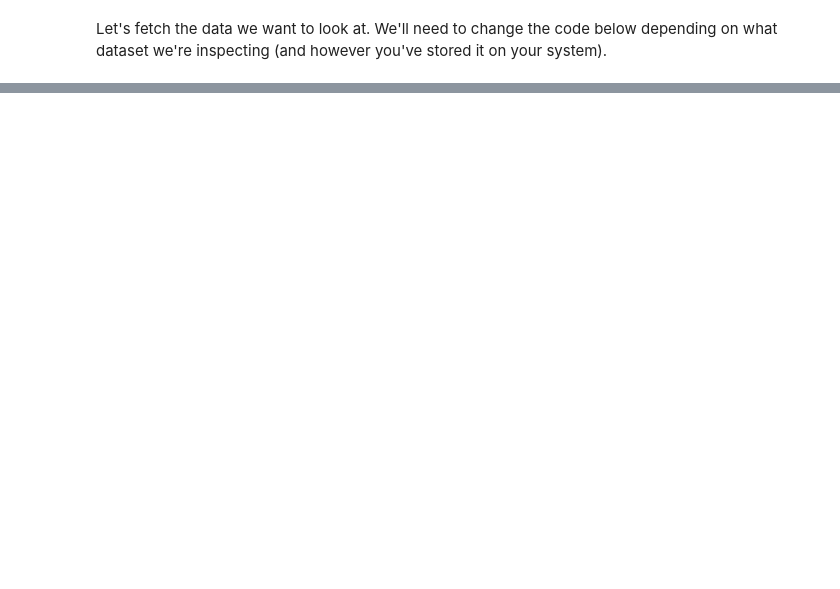
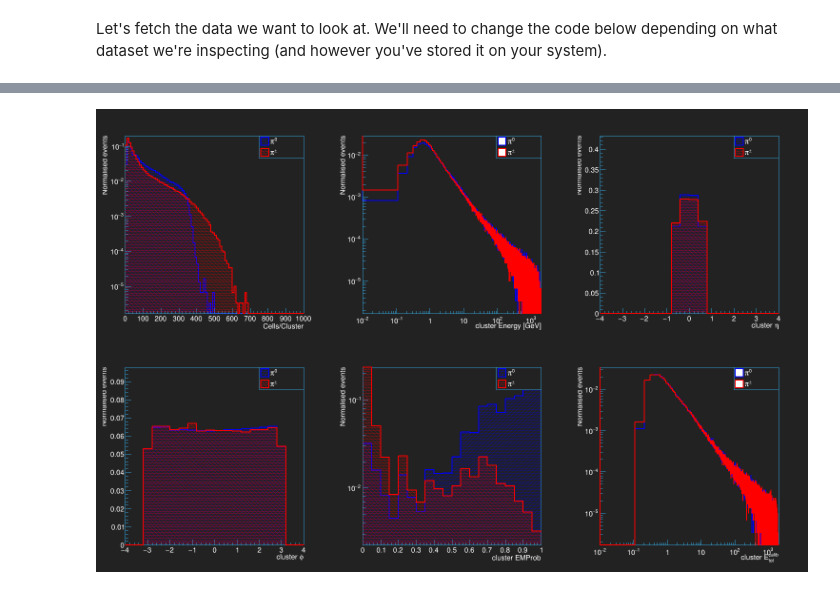
Before and after one commit to atlas-calo-ml/caloml-atlas, a Jupyter notebook: clusters/ClusterStudies_Jan.ipynb, the cells around one changed output, grey strips where cells are left out. Cells and saved outputs as stored; diff of their text form; code cells hidden in the pictures; blank space fills up the shorter version.

```diff
--- a/clusters/ClusterStudies_Jan.ipynb
+++ b/clusters/ClusterStudies_Jan.ipynb
@@ -262,12 +129,0 @@ f.Close()
-# %%
-rt.gStyle.SetOptStat(0)
-c = rt.TCanvas(qu.RN(),qu.RN(),2400,2400)
-c.Divide(3,4)
-i = 0
-for key in keys:
-    for layer in layers:
-        c.cd(i+1)
-        im_hists[key][layer].Draw('COLZ')
-        i += 1
-c.Draw()
-c.SaveAs('avg_ims.png')
@@ -500,0 +130,75 @@ For the neutral pions, we have a mix of gammas, electrons/positrons and neutral
+# %%
+rt.gStyle.SetOptStat(0)
+plotstyle.SetStyle()
+
+#if(drawPlots):
+# For storing histograms and legends, to prevent overwriting. (TODO: Probably better ways to do this in PyROOT)
+histos = []
+legends = []
+
+# Exhaustive list of quantities we want to plot. Note that some will not be available, depending on dataset provenance/age.
+n_bins_small = 20
+n_bins_med = 100
+n_bins_large = int(2e4)
+qtys = [
+    ('cluster_nCells','Cells/Cluster',(n_bins_med,0,1000)),
+    ('clusterE','cluster Energy [GeV]',(n_bins_large,1.0e-2,2.0e3)),
+    ('clusterEta','cluster #eta',(n_bins_small,-4.,4.)),
+    ('clusterPhi','cluster #phi',(n_bins_small,-4.,4.)),
+    ('cluster_EM_PROBABILITY','cluster EMProb',(n_bins_small,0.,1.)),
+    #('cluster_sumCellE','cluster SumCellE',(n_bins_small,0.,2500.)),
+    ('cluster_ENG_CALIB_TOT','cluster E^{calib}_{tot}',(n_bins_large,1.0e-2,2.0e3))
+]
+
+log_x = ['clusterE', 'cluster_ENG_CALIB_TOT']
+log_y = ['cluster_nCells','clusterE', 'cluster_EM_PROBABILITY', 'cluster_sumCellE', 'cluster_ENG_CALIB_TOT']
+
+qtys = [x for x in qtys if x[0] in branches]
+
+qty_labels = [x[1] for x in qtys]
+qty_ranges = [x[2] for x in qtys]
+qtys =       [x[0] for x in qtys]
+
+# Set up a canvas.
+plot_size = 500
+nx = int(np.ceil(len(qtys) / 2))
+ny = 2
+n_pad = nx * ny
+canvas = rt.TCanvas('cluster_hists','c1',plot_size * nx,plot_size * ny)
+canvas.Divide(nx,ny)
+
+colors = {'pp':rt.kRed,'p0':rt.kBlue}
+styles = {'pp':3440, 'p0':3404}
+
+n_bins=20
+for i, (qty, label, rng) in enumerate(zip(qtys, qty_labels, qty_ranges)):
+    canvas.cd(i+1)
+    leg = rt.TLegend(0.7,0.8,0.9,0.9)
+    leg.SetTextColor(plotstyle.text)
+    for ptype, p in pdata.items():
+        hist = rt.TH1F('h_'+str(ptype)+'_'+str(qty),'',rng[0],rng[1],rng[2])
+        for entry in p[qty]: hist.Fill(entry)
+        integral = hist.Integral()
+        if(integral != 0): hist.Scale(1./hist.Integral())
+        hist.SetLineColor(colors[ptype])
+        hist.SetLineWidth(2)
+
+        if(qty not in log_x):
+            hist.SetFillColorAlpha(colors[ptype],0.5)
+            hist.SetFillStyle(styles[ptype])
+
+        hist.Draw('HIST SAME')
+        hist.GetXaxis().SetTitle(label)
+        hist.GetYaxis().SetTitle('Normalised events')
+        hist.SetMaximum(1.5 * hist.GetMaximum())
+        leg.AddEntry(hist,pi_latex[ptype],'f')
+        leg.Draw()
+        histos.append(hist)
+        legends.append(leg)
+
+    if(qty in log_x): rt.gPad.SetLogx()
+    if(qty in log_y): rt.gPad.SetLogy()
+canvas.Draw()
+
+canvas.SaveAs(plotpath+'hist_pi0_plus_minus.png')
+# %% [output]
@@ -500,0 +206 @@ For the neutral pions, we have a mix of gammas, electrons/positrons and neutral
+[figure, added]
```
Also changed, not shown: parts of 38 cells of this notebook, 10 other files.
